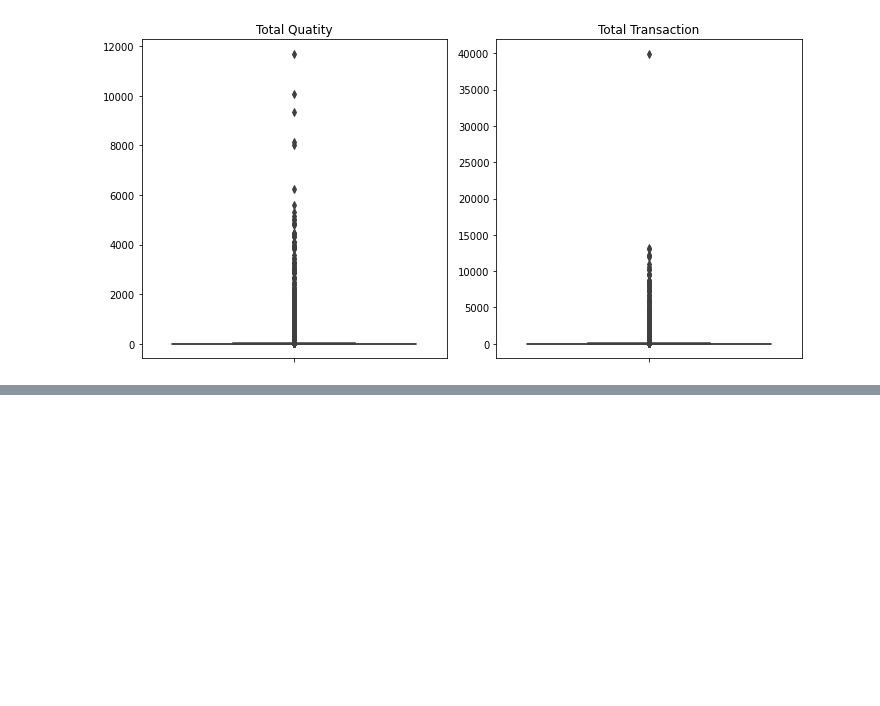
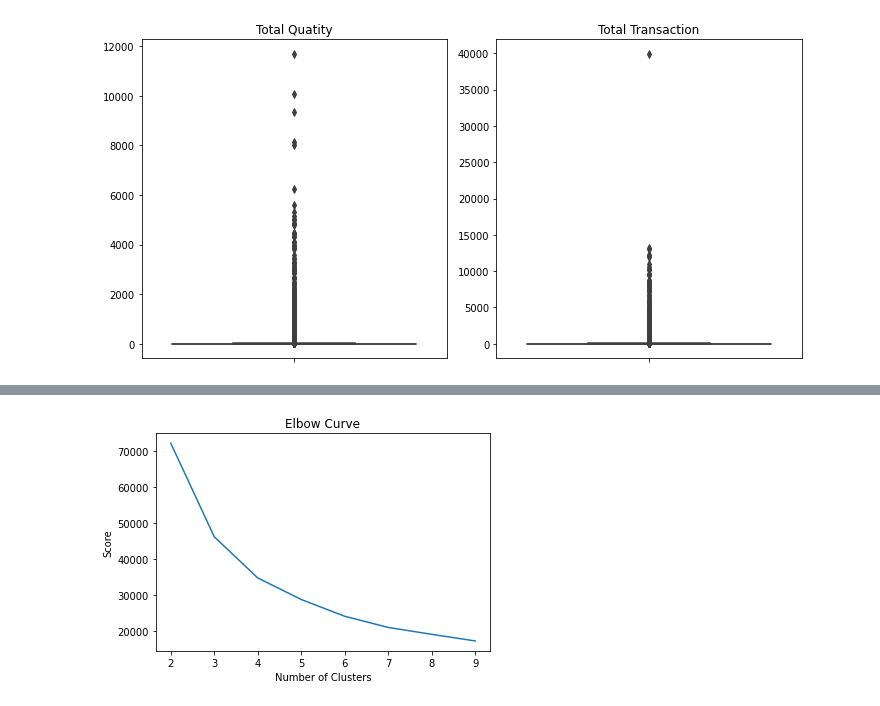
Before and after one commit to yodialfa/Segmentation_Recomendation, a Jupyter notebook: ProductRecommendation.ipynb, the cells around one changed output, grey strips where cells are left out. Drawn from its saved outputs; the diff is of its cells as text; code cells hidden in the pictures; blank space fills up the shorter version.

```diff
--- a/ProductRecommendation.ipynb
+++ b/ProductRecommendation.ipynb
@@ -498,21 +479,0 @@ Silhouette Score: 0.4982173991268521
-# %%
-# Calculate cost and plot
-cost = np.zeros(10)
-
-for k in range(2,10):
-    kmeans = KMeans().setK(k).setSeed(1).setFeaturesCol('scaledFeatures')
-    model = kmeans.fit(final_data)
-    cost[k] = model.summary.trainingCost
-
-# Plot the cost
-df_cost = pd.DataFrame(cost[2:])
-df_cost.columns = ["cost"]
-new_col = [2,3,4,5,6,7,8, 9]
-df_cost.insert(0, 'cluster', new_col)
-
-import pylab as pl
-pl.plot(df_cost.cluster, df_cost.cost)
-pl.xlabel('Number of Clusters')
-pl.ylabel('Score')
-pl.title('Elbow Curve')
-pl.show()
@@ -532,0 +543,23 @@ df_cost
+# %%
+# Calculate cost and plot
+cost = np.zeros(10)
+
+for k in range(2,10):
+    kmeans = KMeans().setK(k).setSeed(1).setFeaturesCol('features')
+    model = kmeans.fit(final_data)
+    cost[k] = model.summary.trainingCost
+
+# Plot the cost
+df_cost = pd.DataFrame(cost[2:])
+df_cost.columns = ["cost"]
+new_col = [2,3,4,5,6,7,8, 9]
+df_cost.insert(0, 'cluster', new_col)
+
+import pylab as pl
+pl.plot(df_cost.cluster, df_cost.cost)
+pl.xlabel('Number of Clusters')
+pl.ylabel('Score')
+pl.title('Elbow Curve')
+pl.show()
+# %% [output]
+[figure, added]
```
Also changed, not shown: parts of 59 cells of this notebook.
